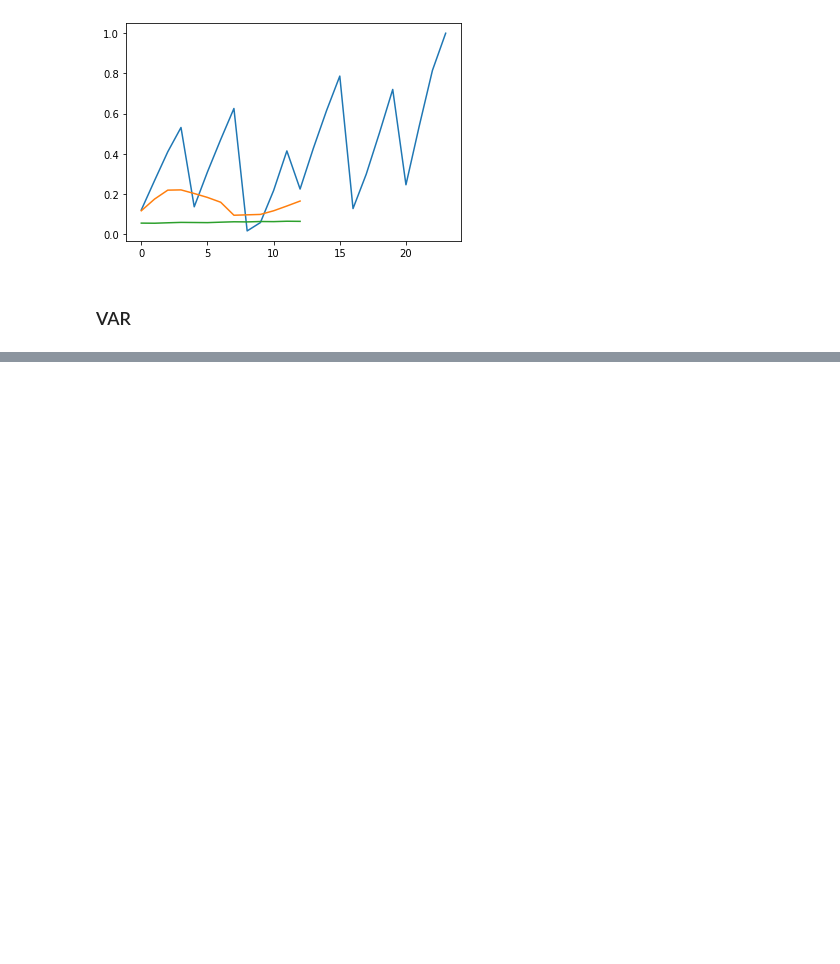
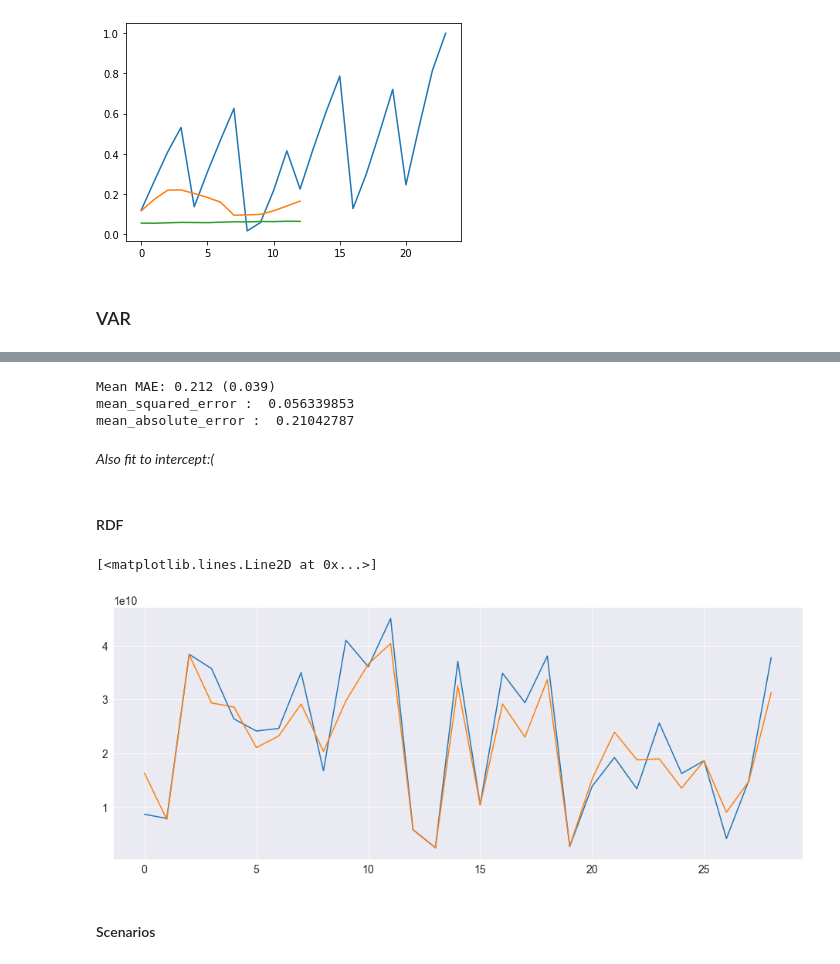
Before and after one commit to su-mana-s/Banking-and-Finance, a Jupyter notebook: src/models/scenario.ipynb, the cells around one changed output, grey strips where cells are left out. Saved outputs shown, nothing was run; the diff lists cells and outputs as text; code cells hidden in the pictures; blank space fills up the shorter version.

```diff
--- a/src/models/scenario.ipynb
+++ b/src/models/scenario.ipynb
@@ -628,0 +775,18 @@ plt.plot(super_predictions)
+# %%
+def lasso(topred):
+    X, y, X_train, X_test, y_train, y_test = reg_ip(topred)
+    model =  Lasso(alpha=0.1)
+
+    cv = RepeatedKFold(n_splits=10, n_repeats=3, random_state=1)
+    scores = cross_val_score(model, X, y, scoring='neg_mean_absolute_error', cv=cv, n_jobs=-1)
+    scores = absolute(scores)
+    print('Mean MAE: %.3f (%.3f)' % (mean(scores), std(scores)))
+
+
+    model.fit(X_train, y_train)
+    predictions = model.predict(X_test)
+    print('mean_squared_error : ', mean_squared_error(y_test, predictions))
+    print('mean_absolute_error : ', mean_absolute_error(y_test, predictions))
+    return model, predictions, y_test
+
+model, predictions, y_test = lasso('nonIntInc')
@@ -628,0 +801,59 @@ plt.plot(super_predictions)
+# %%
+def eNet(topred):
+    X, y, X_train, X_test, y_train, y_test = reg_ip(topred)
+
+    mod = ElasticNet(alpha=1.0, l1_ratio=0.5)
+
+    cv = RepeatedKFold(n_splits=10, n_repeats=3, random_state=1)
+    scores = cross_val_score(mod, X, y, scoring='neg_mean_absolute_error', cv=cv, n_jobs=-1)
+    scores = absolute(scores)
+    print('Mean MAE: %.3f (%.3f)' % (mean(scores), std(scores)))
+
+
+    mod.fit(X_train, y_train)
+    predictions = mod.predict(X_test)
+    print('mean_squared_error : ', mean_squared_error(y_test, predictions))
+    print('mean_absolute_error : ', mean_absolute_error(y_test, predictions))
+    return mod, predictions, y_test
+
+model, predictions, y_test = eNet('nonIntInc')
+# %% [output]
+Mean MAE: 0.212 (0.039)
+mean_squared_error :  0.056339853
+mean_absolute_error :  0.21042787
+# %% [markdown]
+*Also fit to intercept:(*
+# %% [markdown]
+#### RDF
+# %%
+def rdf(topred):
+    X, y, X_train, X_test, y_train, y_test = reg_ip(topred)
+    # print(X)
+    regressor = RandomForestRegressor(n_estimators=4, random_state=0, oob_score=True)
+    regressor.fit(X, y)
+    predictions = regressor.predict(X_test)
+
+    return regressor, predictions
+
+model, predictions = rdf('nonIntInc')
+# %%
+
+colid = pred_df.columns.get_loc(f'nonIntInc')
+scale = MinMaxScaler()
+scale.min_, scale.scale_ = scaler1.min_[colid], scaler1.scale_[colid]
+
+preds_arr = np.array(predictions).reshape(-1, 1)
+preds = scale.inverse_transform(preds_arr)
+ytest_arr = np.array(y_test).reshape(-1, 1)
+ytest = scale.inverse_transform(ytest_arr)
+
+preds = [x[0] for x in preds]
+ytest = [x[0] for x in ytest]
+# %%
+plt.plot(ytest)
+plt.plot(preds)
+# %% [output]
+[<matplotlib.lines.Line2D at 0x...>]
+[figure, added]
+# %% [markdown]
+#### Scenarios
```
Also changed, not shown: parts of 68 cells of this notebook, 8 other files.
